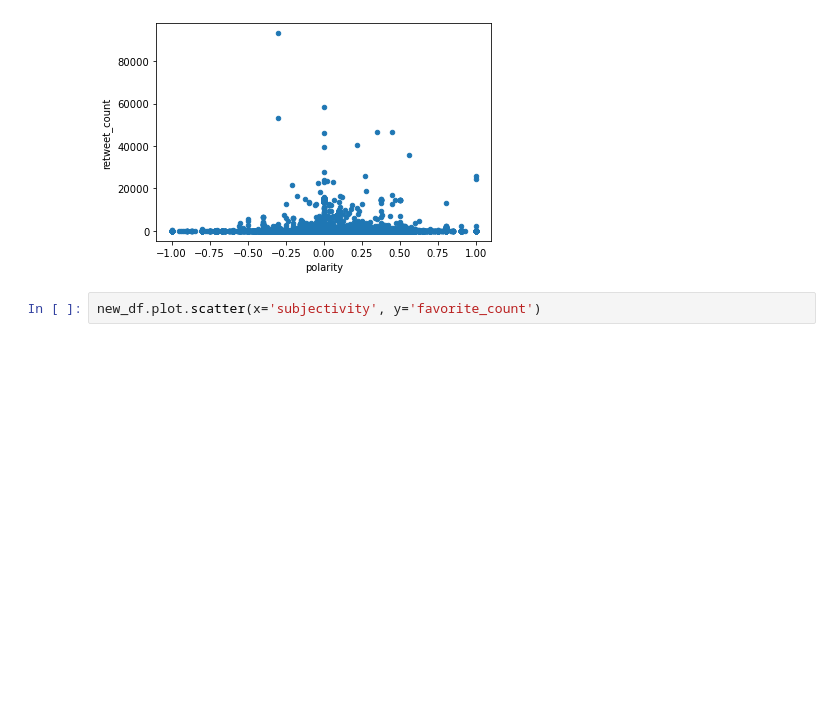
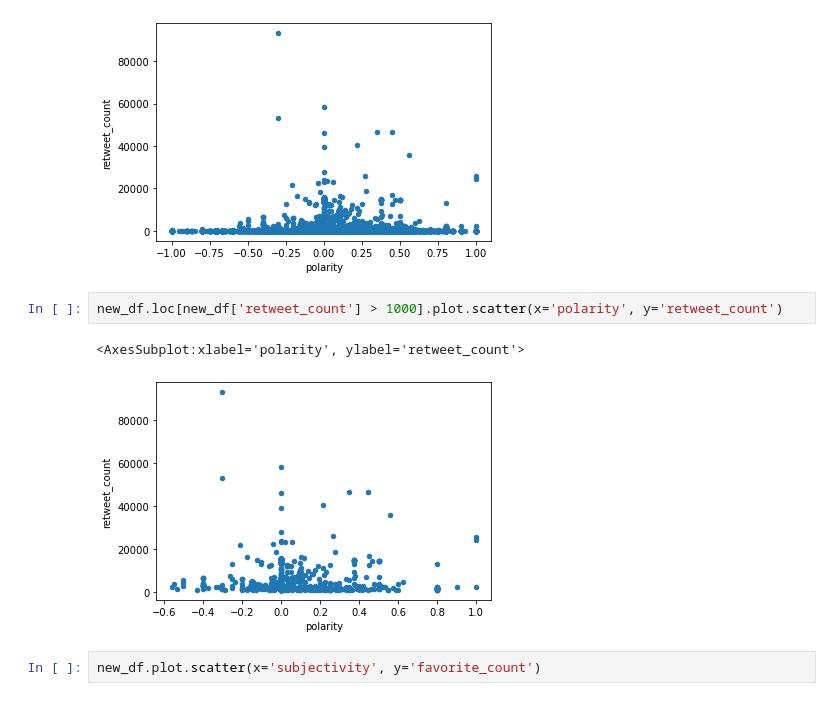
Before and after one commit to datakind/Mar21-vaccine-uptake, a Jupyter notebook: 02_eda/twitter_eda.ipynb, the cells around one changed output. Saved outputs shown, nothing was run; the diff lists cells and outputs as text; blank space fills up the shorter version.

```diff
--- a/02_eda/twitter_eda.ipynb
+++ b/02_eda/twitter_eda.ipynb
@@ -177,6 +207,11 @@ new_df.plot.scatter(x='polarity', y='retweet_count')
 # %% [output]
 <AxesSubplot:xlabel='polarity', ylabel='retweet_count'>
 [figure]
+# %%
+new_df.loc[new_df['retweet_count'] > 1000].plot.scatter(x='polarity', y='retweet_count')
+# %% [output]
+<AxesSubplot:xlabel='polarity', ylabel='retweet_count'>
+[figure, added]
 # %%
 new_df.plot.scatter(x='subjectivity', y='favorite_count')
 # %% [output]
```
Also changed, not shown: parts of 28 cells of this notebook.
